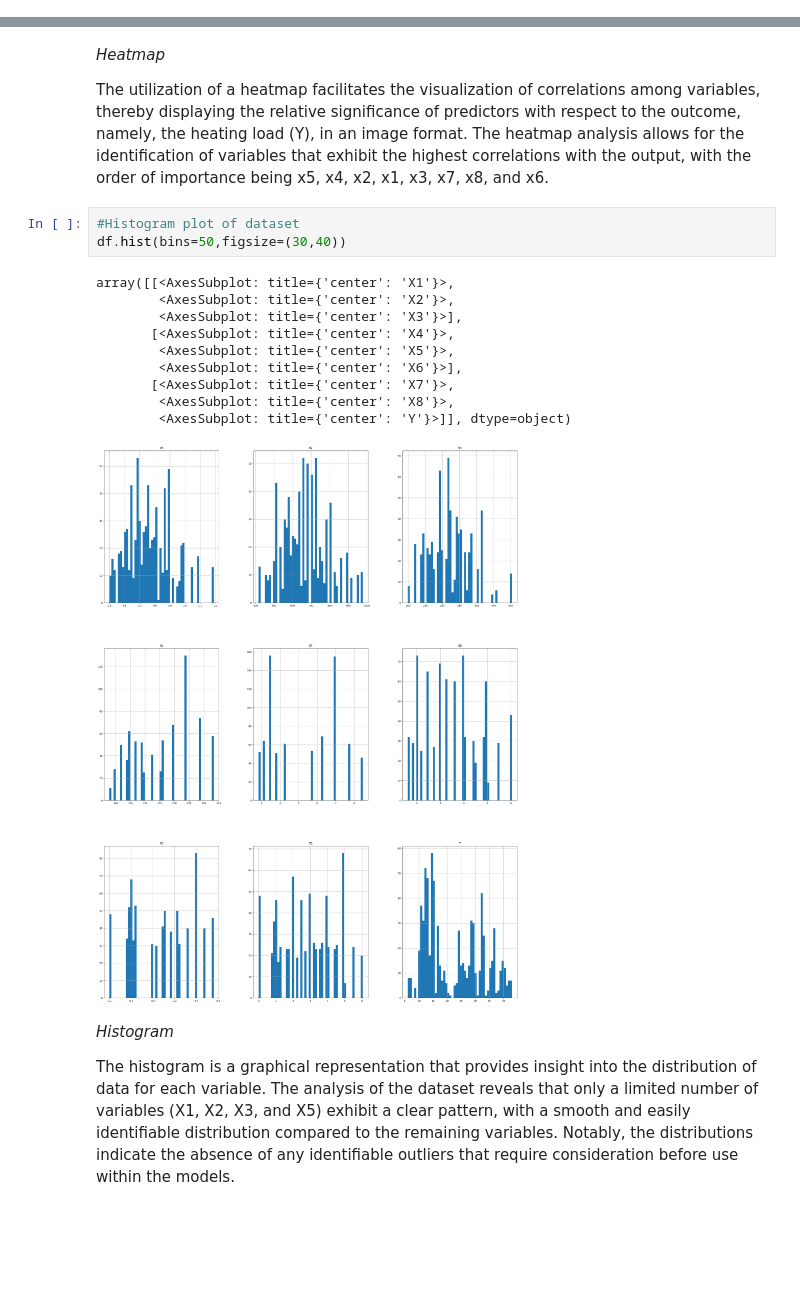
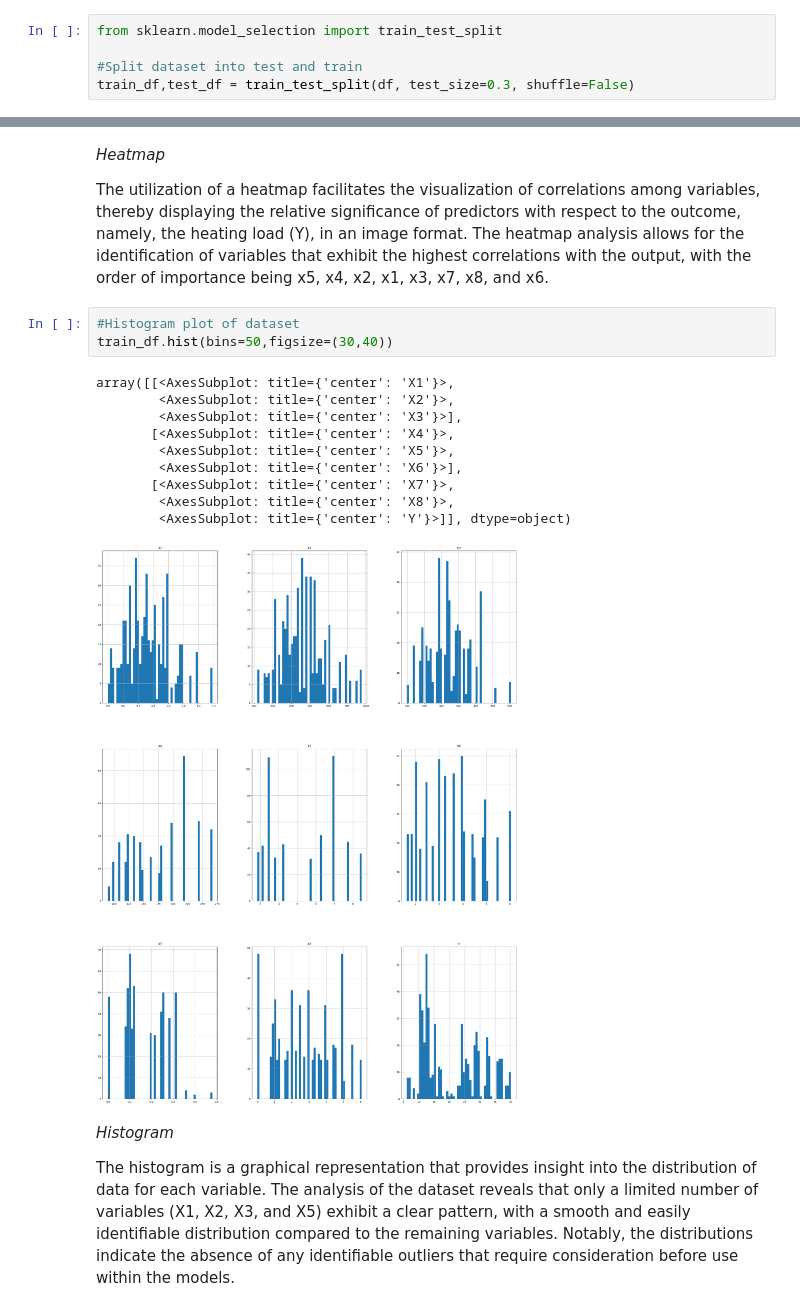
Before and after one commit to thestianchris/ML-HeatingLoad, a Jupyter notebook: coursework.ipynb, the cells around one changed output, grey strips where cells are left out. Cells and saved outputs as stored; diff of their text form; blank space fills up the shorter version.

```diff
--- a/coursework.ipynb
+++ b/coursework.ipynb
@@ -74,2 +56,7 @@ print(y_test.shape)
+# %%
+from sklearn.model_selection import train_test_split
+
+#Split dataset into test and train
+train_df,test_df = train_test_split(df, test_size=0.3, shuffle=False)
 # %%
 #return a description of the dataframe
@@ -87,18 +74,18 @@ sns.heatmap(df.corr(),vmin=-1,vmax=1,cmap="coolwarm",annot=True) #show the data
 The utilization of a heatmap facilitates the visualization of correlations among variables, thereby displaying the relative significance of predictors with respect to the outcome, namely, the heating load (Y), in an image format. The heatmap analysis allows for the identification of variables that exhibit the highest correlations with the output, with the order of importance being x5, x4, x2, x1, x3, x7, x8, and x6.
 # %%
 #Histogram plot of dataset
-df.hist(bins=50,figsize=(30,40))
+train_df.hist(bins=50,figsize=(30,40))
 # %% [output]
 array([[<AxesSubplot: title={'center': 'X1'}>,
         <AxesSubplot: title={'center': 'X2'}>,
         <AxesSubplot: title={'center': 'X3'}>],
        [<AxesSubplot: title={'center': 'X4'}>,
         <AxesSubplot: title={'center': 'X5'}>,
         <AxesSubplot: title={'center': 'X6'}>],
        [<AxesSubplot: title={'center': 'X7'}>,
         <AxesSubplot: title={'center': 'X8'}>,
         <AxesSubplot: title={'center': 'Y'}>]], dtype=object)
-[figure, old version]
+[figure, new version]
 # %% [markdown]
 *Histogram*
 
```
Also changed, not shown: parts of 28 cells of this notebook.
